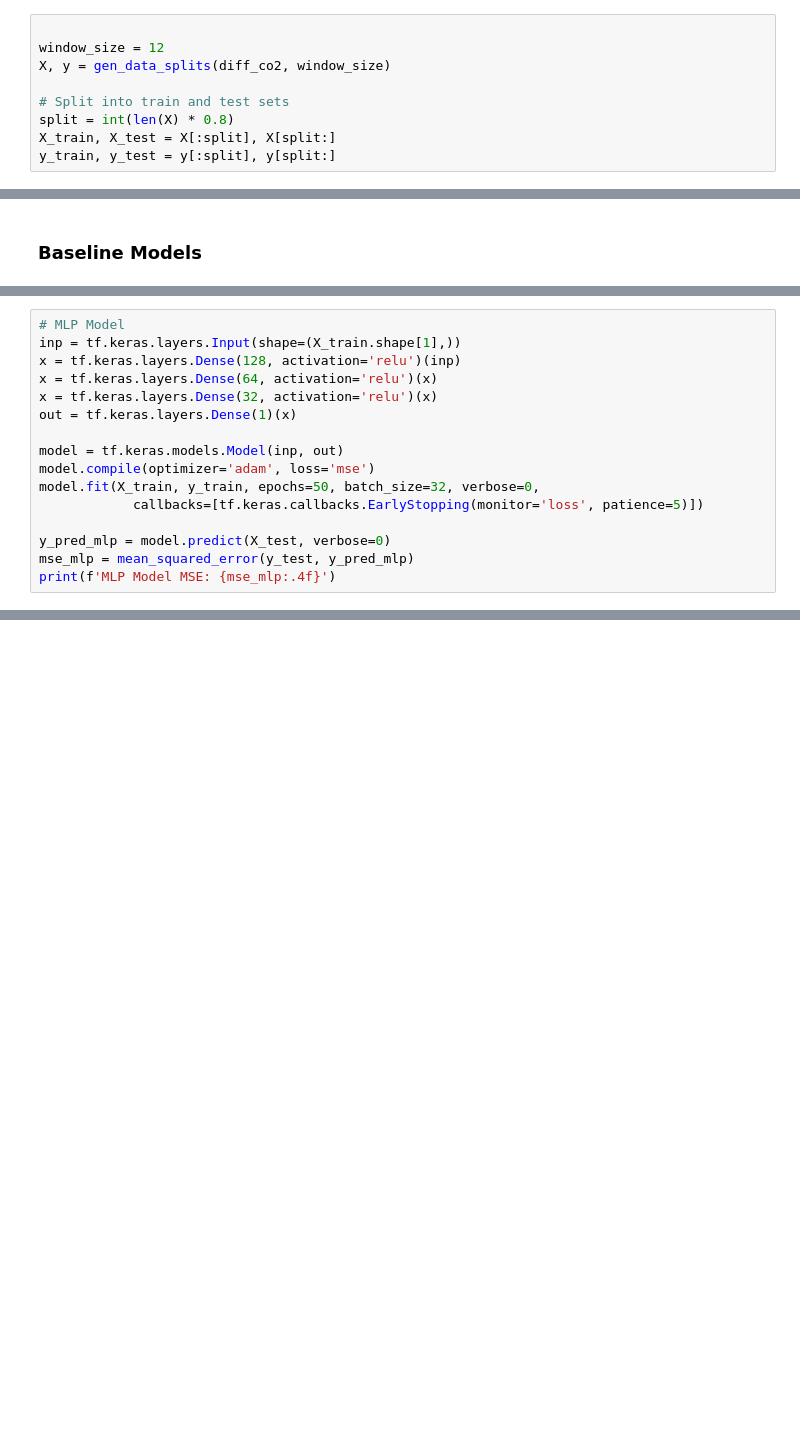
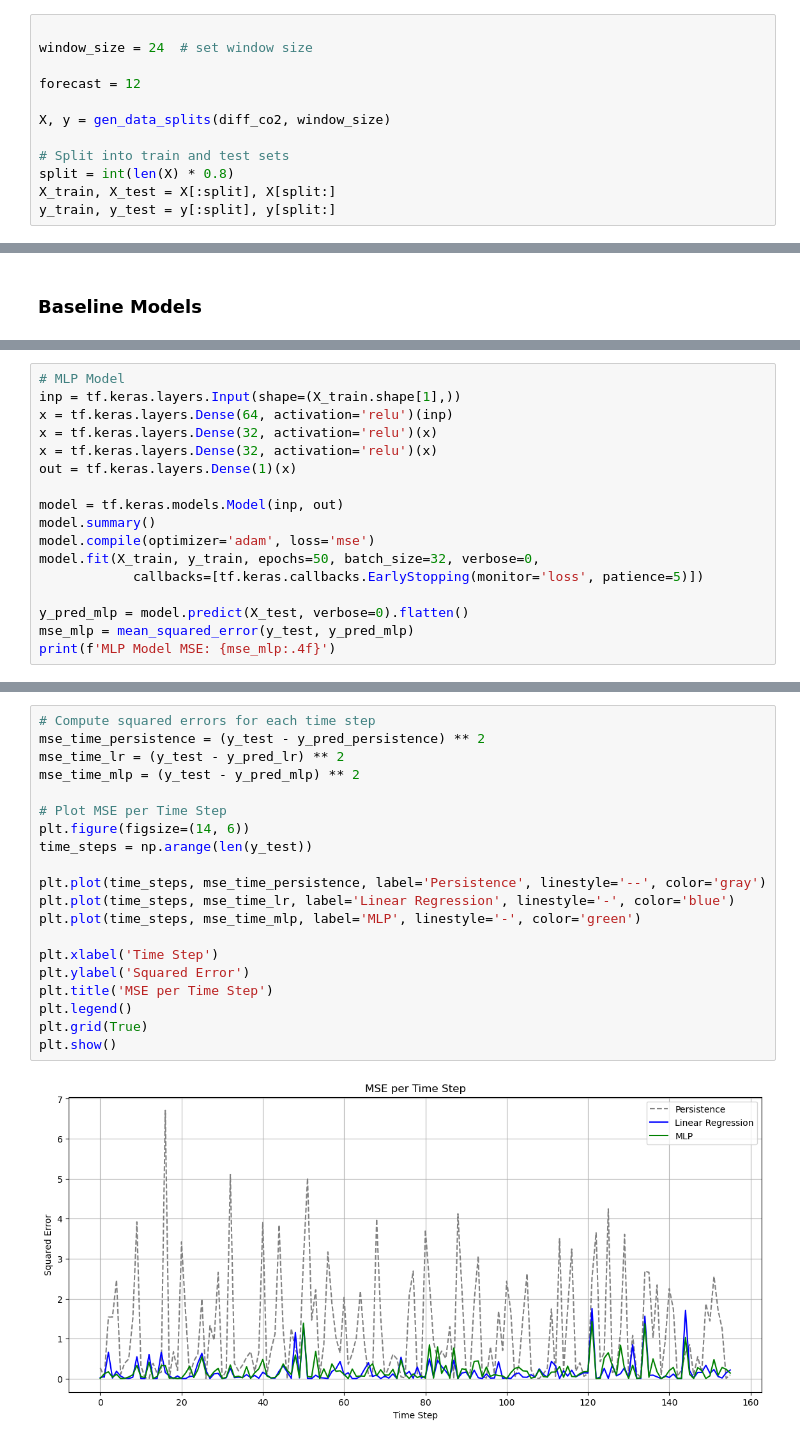
Before and after one commit to ieadoboe/effective-waffle, a Jupyter notebook: 21_mauna_loa_co2_rnn.ipynb, the cells around one changed output, grey strips where cells are left out. Cells and saved outputs as stored; diff of their text form; blank space fills up the shorter version.

```diff
--- a/21_mauna_loa_co2_rnn.ipynb
+++ b/21_mauna_loa_co2_rnn.ipynb
@@ -47,6 +58,9 @@ def gen_data_splits(data, window_size=1):
 # %%
 
-window_size = 12
+window_size = 24  # set window size
+
+forecast = 12
+
 X, y = gen_data_splits(diff_co2, window_size)
 
 # Split into train and test sets
@@ -79,17 +94,18 @@ Linear Regression MSE: 0.2115
 # %%
 # MLP Model
 inp = tf.keras.layers.Input(shape=(X_train.shape[1],))
-x = tf.keras.layers.Dense(128, activation='relu')(inp)
-x = tf.keras.layers.Dense(64, activation='relu')(x)
+x = tf.keras.layers.Dense(64, activation='relu')(inp)
+x = tf.keras.layers.Dense(32, activation='relu')(x)
 x = tf.keras.layers.Dense(32, activation='relu')(x)
 out = tf.keras.layers.Dense(1)(x)
 
 model = tf.keras.models.Model(inp, out)
+model.summary()
 model.compile(optimizer='adam', loss='mse')
 model.fit(X_train, y_train, epochs=50, batch_size=32, verbose=0,
             callbacks=[tf.keras.callbacks.EarlyStopping(monitor='loss', patience=5)])
 
-y_pred_mlp = model.predict(X_test, verbose=0)
+y_pred_mlp = model.predict(X_test, verbose=0).flatten()
 mse_mlp = mean_squared_error(y_test, y_pred_mlp)
 print(f'MLP Model MSE: {mse_mlp:.4f}')
 # %% [output]
@@ -96,0 +134,22 @@ MLP Model MSE: 0.1702
+# %%
+# Compute squared errors for each time step
+mse_time_persistence = (y_test - y_pred_persistence) ** 2
+mse_time_lr = (y_test - y_pred_lr) ** 2
+mse_time_mlp = (y_test - y_pred_mlp) ** 2
+
+# Plot MSE per Time Step
+plt.figure(figsize=(14, 6))
+time_steps = np.arange(len(y_test))
+
+plt.plot(time_steps, mse_time_persistence, label='Persistence', linestyle='--', color='gray')
+plt.plot(time_steps, mse_time_lr, label='Linear Regression', linestyle='-', color='blue')
+plt.plot(time_steps, mse_time_mlp, label='MLP', linestyle='-', color='green')
+
+plt.xlabel('Time Step')
+plt.ylabel('Squared Error')
+plt.title('MSE per Time Step')
+plt.legend()
+plt.grid(True)
+plt.show()
+# %% [output]
+[figure, added]
```
Also changed, not shown: parts of 21 cells of this notebook, 1 other file.
